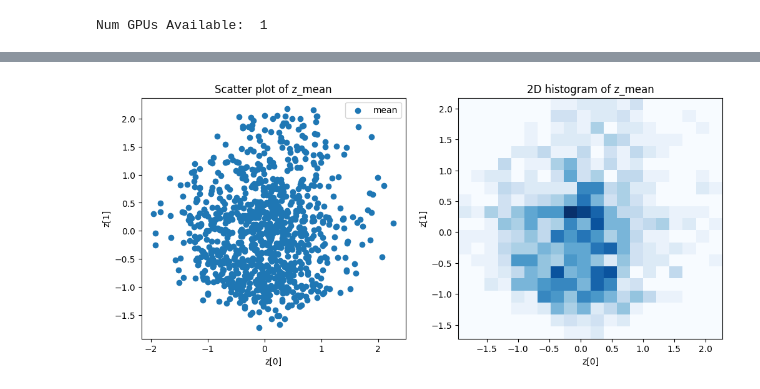
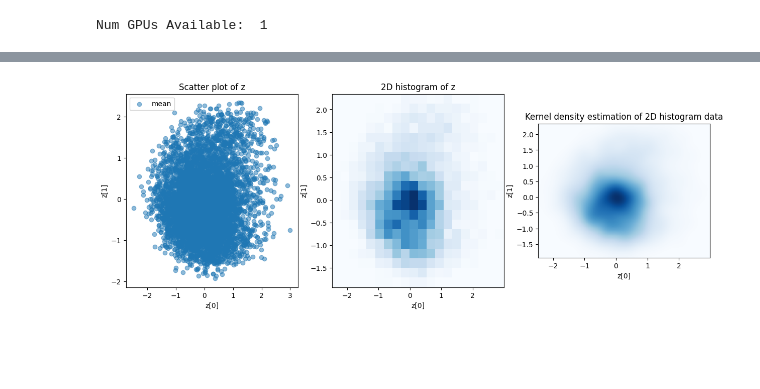
Before and after one commit to mdwl23/vae_study, a Jupyter notebook: note02.ipynb, the cells around one changed output, grey strips where cells are left out. Drawn from its saved outputs; the diff is of its cells as text; code cells hidden in the pictures; blank space fills up the shorter version.

```diff
--- a/note02.ipynb
+++ b/note02.ipynb
@@ -161,7 +157,8 @@ plt.show()
 [figure]
 # %%
 # データをエンコーダーに入力して、平均、分散、サンプルを得ます。
-z_mean, z_log_var, z = encoder.predict(data_test[0], batch_size=batch_size)
+# z_mean, z_log_var, z = encoder.predict(data_test[0], batch_size=batch_size)
+z_mean, z_log_var, z = encoder.predict(data_train[0], batch_size=batch_size)
 
 print(z_mean)
 print(z_log_var)
@@ -187,17 +184,42 @@ print(z)
-# %%
-fig, axs = plt.subplots(1, 2, figsize=(12, 5))
-
-axs[0].scatter(z_mean[:, 0], z_mean[:, 1], alpha=1, label='mean')
-axs[0].legend()
-axs[0].set_xlabel("z[0]")
-axs[0].set_ylabel("z[1]")
-axs[0].set_title("Scatter plot of z_mean")
-
-axs[1].hist2d(z_mean[:, 0], z_mean[:, 1], bins=20, cmap='Blues')
-axs[1].set_xlabel("z[0]")
-axs[1].set_ylabel("z[1]")
-axs[1].set_title("2D histogram of z_mean")
-
-plt.show()
-# %% [output]
-[figure, removed]
+# %%
+# x = z_mean[:, 0]
+# y = z_mean[:, 1]
+x = z[:, 0]
+y = z[:, 1]
+
+# Create a regular grid to evaluate the kernel density estimator
+xmin = x.min()
+xmax = x.max()
+ymin = y.min()
+ymax = y.max()
+xx, yy = np.mgrid[xmin:xmax:100j, ymin:ymax:100j]
+positions = np.vstack([xx.ravel(), yy.ravel()])
+values = np.vstack([x, y])
+kernel = kde.gaussian_kde(values)
+f = np.reshape(kernel(positions).T, xx.shape)
+
+# Plot the results
+fig, axs = plt.subplots(1, 3, figsize=(15, 5))
+
+axs[0].scatter(x, y, alpha=0.5, label='mean')
+axs[0].legend()
+axs[0].set_xlabel("z[0]")
+axs[0].set_ylabel("z[1]")
+axs[0].set_title("Scatter plot of z")
+
+axs[1].hist2d(x, y, bins=20, cmap='Blues')
+axs[1].set_xlabel("z[0]")
+axs[1].set_ylabel("z[1]")
+axs[1].set_title("2D histogram of z")
+
+axs[2].imshow(np.rot90(f), cmap='Blues', extent=[xmin, xmax, ymin, ymax])
+# axs[2].plot(x, y, 'k.', markersize=2)
+axs[2].set_xlim([xmin, xmax])
+axs[2].set_ylim([ymin, ymax])
+axs[2].set_xlabel("z[0]")
+axs[2].set_ylabel("z[1]")
+axs[2].set_title("Kernel density estimation of 2D histogram data")
+
+plt.show()
+# %% [output]
+[figure, added]
```
Also changed, not shown: parts of 6 cells of this notebook.
